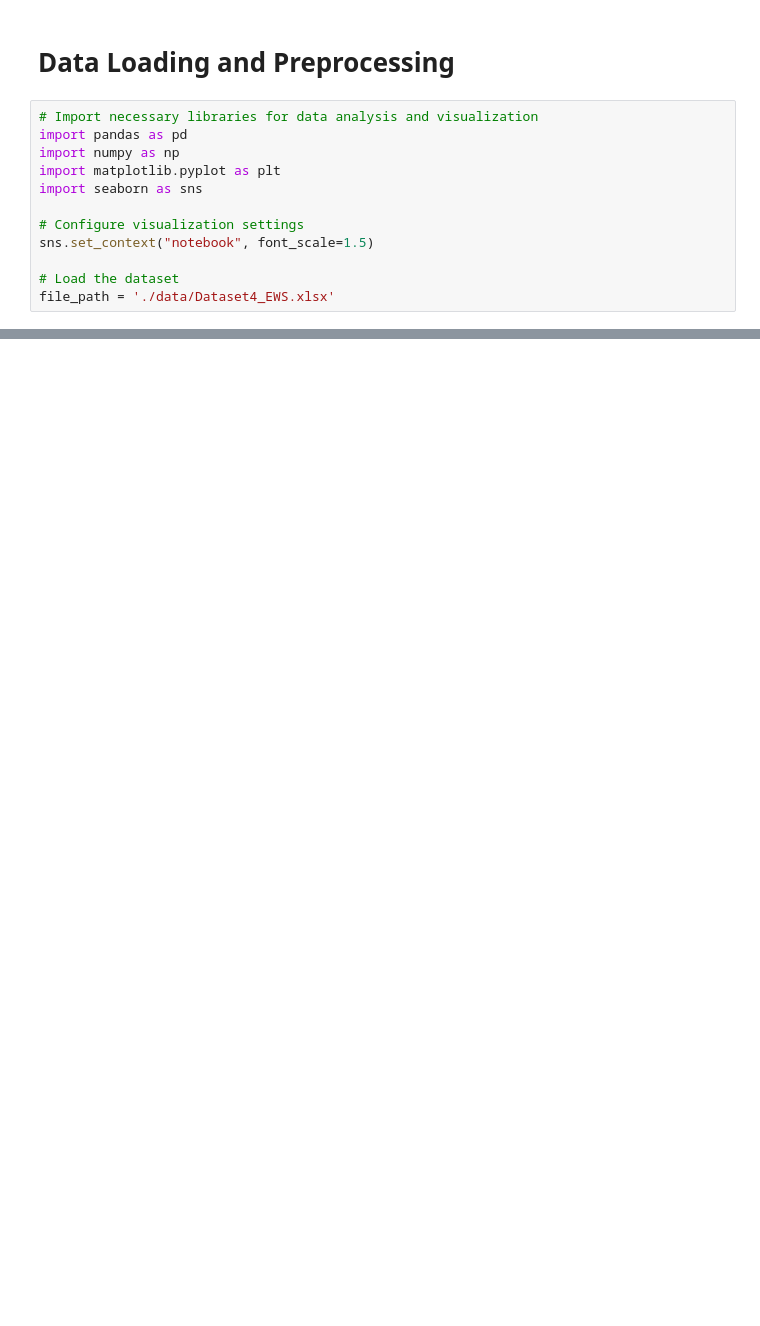
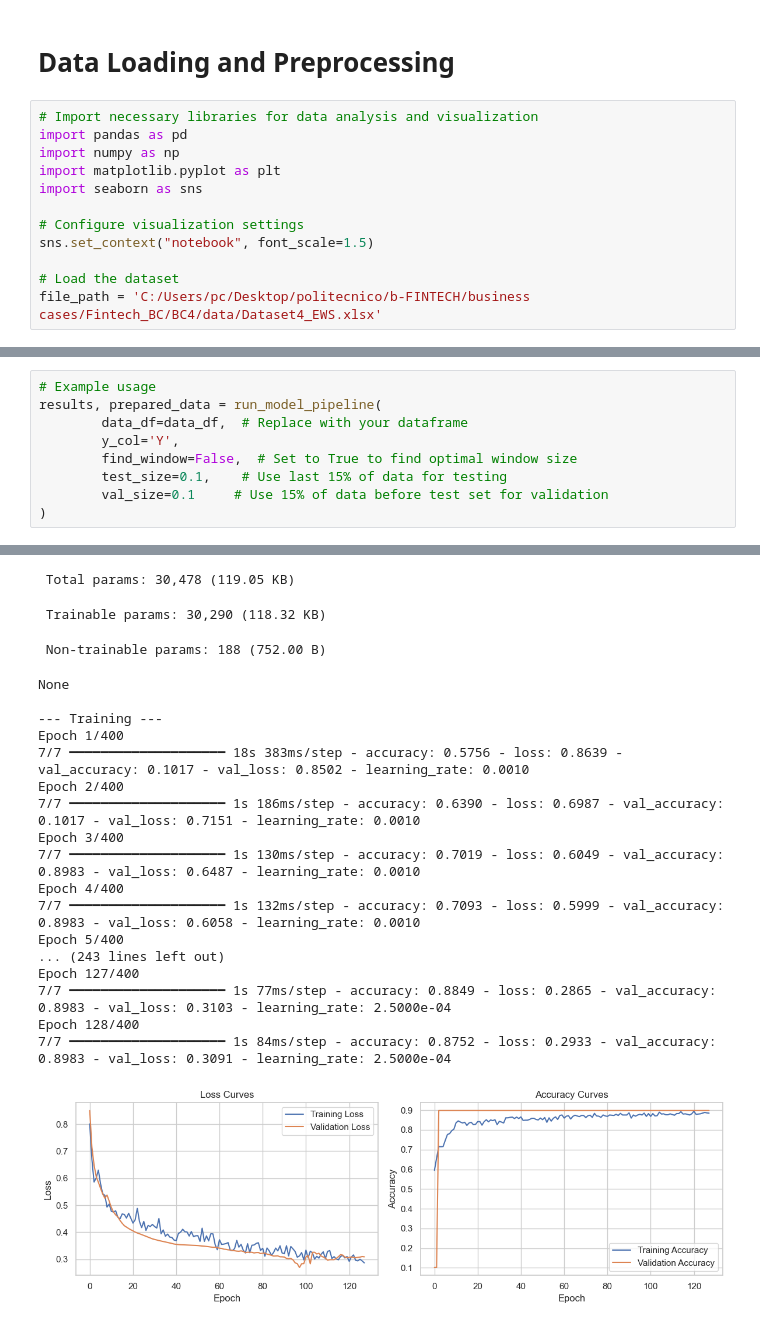
Before and after one commit to Filippo-Galli/Fintech_BC, a Jupyter notebook: BC4/DL_custom_model.ipynb, the cells around one changed output, grey strips where cells are left out. Drawn from its saved outputs; the diff is of its cells as text; blank space fills up the shorter version.

```diff
--- a/BC4/DL_custom_model.ipynb
+++ b/BC4/DL_custom_model.ipynb
@@ -11,4 +11,4 @@ import seaborn as sns
 sns.set_context("notebook", font_scale=1.5)
 
 # Load the dataset
-file_path = './data/Dataset4_EWS.xlsx'
+file_path = 'C:/Users/pc/Desktop/politecnico/b-FINTECH/business cases/Fintech_BC/BC4/data/Dataset4_EWS.xlsx'
@@ -118,0 +607,10 @@ else:
+# %%
+# Example usage
+results, prepared_data = run_model_pipeline(
+        data_df=data_df,  # Replace with your dataframe
+        y_col='Y',
+        find_window=False,  # Set to True to find optimal window size
+        test_size=0.1,    # Use last 15% of data for testing
+        val_size=0.1     # Use 15% of data before test set for validation
+)
+# %% [output]
@@ -118,0 +650,21 @@ else:
+ Total params: 30,478 (119.05 KB)
+ Trainable params: 30,290 (118.32 KB)
+ Non-trainable params: 188 (752.00 B)
+None
+
+--- Training ---
+Epoch 1/400
+7/7 ━━━━━━━━━━━━━━━━━━━━ 18s 383ms/step - accuracy: 0.5756 - loss: 0.8639 - val_accuracy: 0.1017 - val_loss: 0.8502 - learning_rate: 0.0010
+Epoch 2/400
+7/7 ━━━━━━━━━━━━━━━━━━━━ 1s 186ms/step - accuracy: 0.6390 - loss: 0.6987 - val_accuracy: 0.1017 - val_loss: 0.7151 - learning_rate: 0.0010
+Epoch 3/400
+7/7 ━━━━━━━━━━━━━━━━━━━━ 1s 130ms/step - accuracy: 0.7019 - loss: 0.6049 - val_accuracy: 0.8983 - val_loss: 0.6487 - learning_rate: 0.0010
+Epoch 4/400
+7/7 ━━━━━━━━━━━━━━━━━━━━ 1s 132ms/step - accuracy: 0.7093 - loss: 0.5999 - val_accuracy: 0.8983 - val_loss: 0.6058 - learning_rate: 0.0010
+Epoch 5/400
+... (243 lines left out)
+Epoch 127/400
+7/7 ━━━━━━━━━━━━━━━━━━━━ 1s 77ms/step - accuracy: 0.8849 - loss: 0.2865 - val_accuracy: 0.8983 - val_loss: 0.3103 - learning_rate: 2.5000e-04
+Epoch 128/400
+7/7 ━━━━━━━━━━━━━━━━━━━━ 1s 84ms/step - accuracy: 0.8752 - loss: 0.2933 - val_accuracy: 0.8983 - val_loss: 0.3091 - learning_rate: 2.5000e-04
+[figure, added]
```
Also changed, not shown: parts of 7 cells of this notebook.
